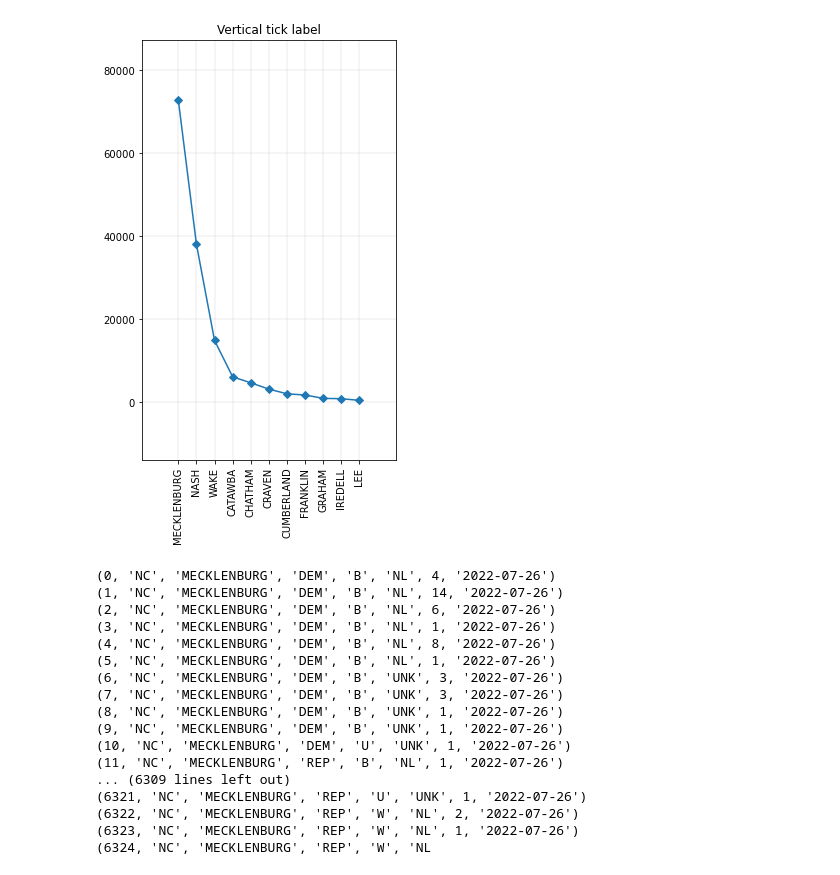
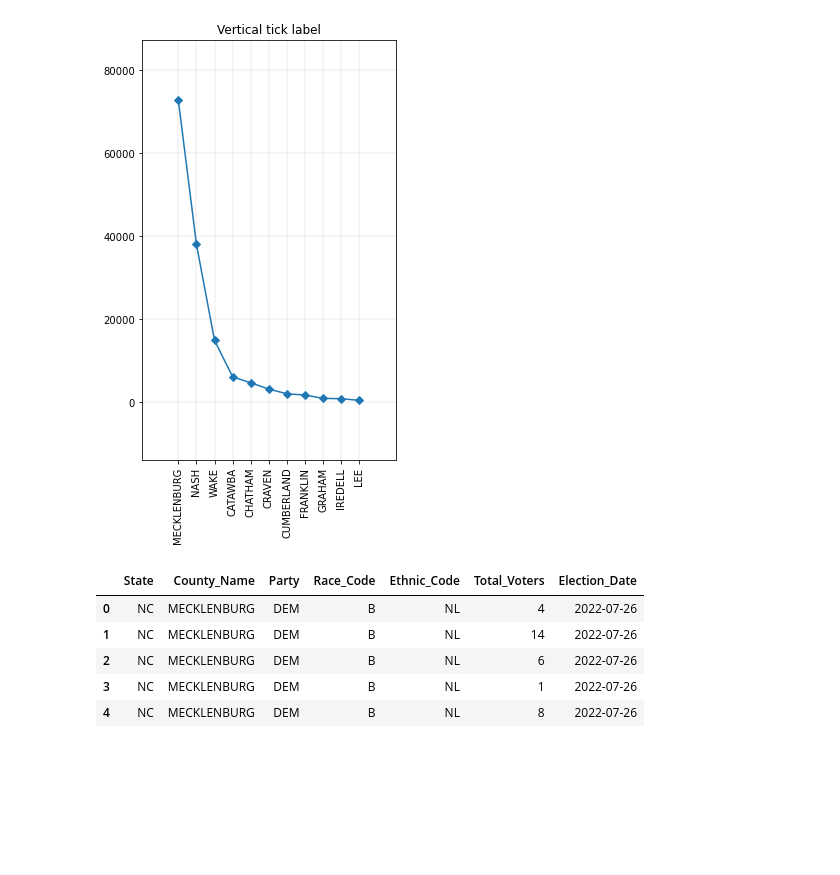
Before and after one commit to a-barbera/Project_2_ETL_Challenge, a Jupyter notebook: ETL_NC_voterdata.ipynb, the cells around one changed output. Drawn from its saved outputs; the diff is of its cells as text; code cells hidden in the pictures; blank space fills up the shorter version.

```diff
--- a/ETL_NC_voterdata.ipynb
+++ b/ETL_NC_voterdata.ipynb
@@ -167,3 +162,13 @@ plt.grid(linewidth = 0.25)
 plt.show()
 # %% [output]
 [figure]
+# %%
+#Path for final dataframe destination:
+protocol = 'postgresql'
+username = 'postgres'
+password = 'postgres'
+host = 'localhost'
+port = 5432
+database_name = 'state_voters_db'
+rds_connection_string = f'{protocol}://{username}:{password}@{host}:{port}/{database_name}'
+engine = create_engine(rds_connection_string)
@@ -177,24 +181,10 @@ nc_voter_df.to_sql('NC_Resources/nc_voterdata', con=engine, if_exists='replace')
 # %%
 #Running a query to make sure our process is complete:
-
-data = engine.execute("SELECT * FROM nc_voterdata")
-for record in data:
-    print(record)
+pd.read_sql_query('select * from nc_voter_data', con=engine).head()
 # %% [output]
-(0, 'NC', 'MECKLENBURG', 'DEM', 'B', 'NL', 4, '2022-07-26')
-(1, 'NC', 'MECKLENBURG', 'DEM', 'B', 'NL', 14, '2022-07-26')
-(2, 'NC', 'MECKLENBURG', 'DEM', 'B', 'NL', 6, '2022-07-26')
-(3, 'NC', 'MECKLENBURG', 'DEM', 'B', 'NL', 1, '2022-07-26')
-(4, 'NC', 'MECKLENBURG', 'DEM', 'B', 'NL', 8, '2022-07-26')
-(5, 'NC', 'MECKLENBURG', 'DEM', 'B', 'NL', 1, '2022-07-26')
-(6, 'NC', 'MECKLENBURG', 'DEM', 'B', 'UNK', 3, '2022-07-26')
-(7, 'NC', 'MECKLENBURG', 'DEM', 'B', 'UNK', 3, '2022-07-26')
-(8, 'NC', 'MECKLENBURG', 'DEM', 'B', 'UNK', 1, '2022-07-26')
-(9, 'NC', 'MECKLENBURG', 'DEM', 'B', 'UNK', 1, '2022-07-26')
-(10, 'NC', 'MECKLENBURG', 'DEM', 'U', 'UNK', 1, '2022-07-26')
-(11, 'NC', 'MECKLENBURG', 'REP', 'B', 'NL', 1, '2022-07-26')
-... (6309 lines left out)
-(6321, 'NC', 'MECKLENBURG', 'REP', 'U', 'UNK', 1, '2022-07-26')
-(6322, 'NC', 'MECKLENBURG', 'REP', 'W', 'NL', 2, '2022-07-26')
-(6323, 'NC', 'MECKLENBURG', 'REP', 'W', 'NL', 1, '2022-07-26')
-(6324, 'NC', 'MECKLENBURG', 'REP', 'W', 'NL
+|  | State | County_Name | Party | Race_Code | Ethnic_Code | Total_Voters | Election_Date |
+| 0 | NC | MECKLENBURG | DEM | B | NL | 4 | 2022-07-26 |
+| 1 | NC | MECKLENBURG | DEM | B | NL | 14 | 2022-07-26 |
+| 2 | NC | MECKLENBURG | DEM | B | NL | 6 | 2022-07-26 |
+| 3 | NC | MECKLENBURG | DEM | B | NL | 1 | 2022-07-26 |
+| 4 | NC | MECKLENBURG | DEM | B | NL | 8 | 2022-07-26 |
```
Also changed, not shown: parts of 5 cells of this notebook, 2 other files.
